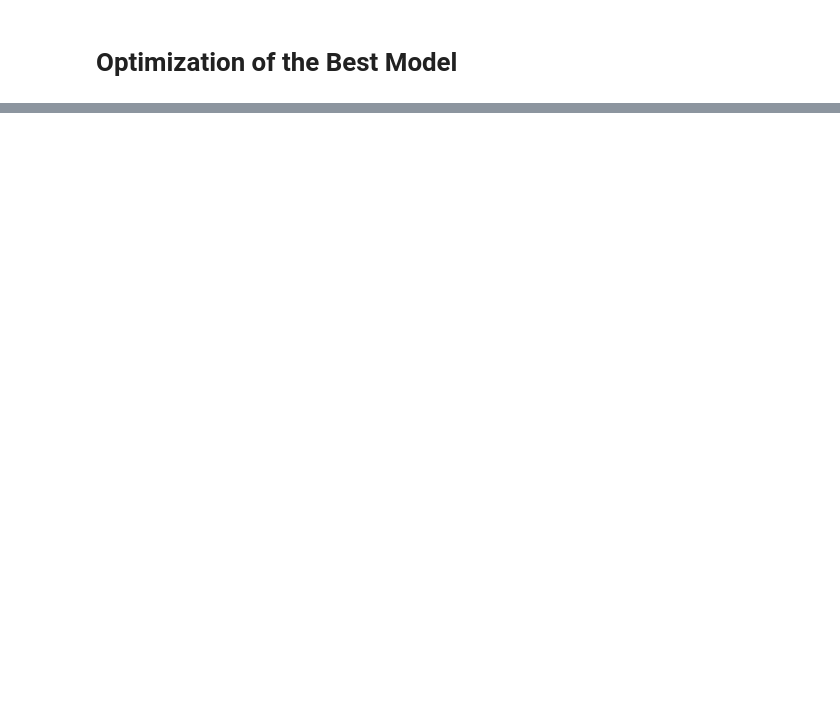
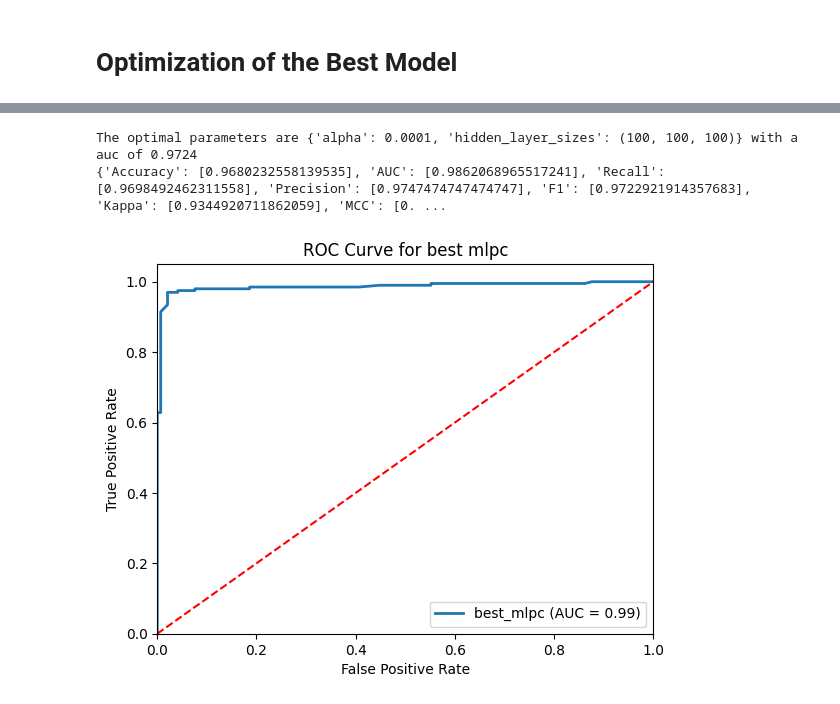
Before and after one commit to KokouNoe/muscoloskeletal_disorder_prediction, a Jupyter notebook: TMC_prediction.ipynb, the cells around one changed output, grey strips where cells are left out. Saved outputs shown, nothing was run; the diff lists cells and outputs as text; code cells hidden in the pictures; blank space fills up the shorter version.

```diff
--- a/TMC_prediction.ipynb
+++ b/TMC_prediction.ipynb
@@ -554,0 +345,17 @@ Here's an updated markdown table including the precision, recall, f1-score, and
+# %%
+# Créer un DataFrame vide pour stocker les scores
+scores_df = pd.DataFrame(columns=['Modèle', 'Score Entraînement', 'Score Test'])
+
+# Calcul des scores et ajout au DataFrame
+for name, model in models.items():
+    train_score = model.score(X_train, y_train)
+    test_score = model.score(X_test, y_test)
+    # Ajouter une nouvelle ligne au DataFrame avec les scores
+    scores_df = pd.concat([scores_df, pd.DataFrame({
+        'Modèle': [name],
+        'Score Entraînement': [train_score],
+        'Score Test': [test_score]
+    })], ignore_index=True)
+
+# Afficher le DataFrame
+print(scores_df)
@@ -554,0 +395,7 @@ Here's an updated markdown table including the precision, recall, f1-score, and
+# %%
+
+# Création d'un nouveau dictionnaire avec uniquement les modèles à conserver
+filtered_models = {name: model for name, model in models.items() if name in ['lgb', 'rfc', 'gbc', 'etc', 'knc', 'mlpc', 'dtc','svm']}
+
+# Affichage du dictionnaire filtré
+print(filtered_models)
@@ -851,0 +519,54 @@ print(tree_rules)
+# %%
+# Initialisation des résultats
+results = {
+    'Accuracy': [],
+    'AUC': [],
+    'Recall': [],
+    'Precision': [],
+    'F1': [],
+    'Kappa': [],
+    'MCC': []}
+# Grilles de paramètres pour chaque modèle
+param_grids ={'hidden_layer_sizes': [(100,),(50, 50),(150, 100, 50), (100, 100, 100)], 'alpha': [0.01, 0.1, 1,0.0001, 0.001, 0.01]}
+# Dictionnaire pour stocker les meilleurs résultats
+
+grid_search = GridSearchCV(estimator=filtered_models['mlpc'], param_grid=param_grids, cv=5, scoring='accuracy')
+
+ # Entraînez GridSearchCV sur les données d'entraînement
+grid_search.fit(X_train, y_train)
+
+print("The optimal parameters are {} with a accuracy of {:.4f}".format(grid_search.best_params_, grid_search.best_score_))
+
+model=grid_search.best_estimator_
+y_pred = model.predict(X_test)
+y_prob = model.predict_proba(X_test)[:, 1] if hasattr(model, "predict_proba") else None
+
+results['Accuracy'].append(accuracy_score(y_test, y_pred))
+results['AUC'].append(roc_auc_score(y_test, y_prob) if y_prob is not None else np.nan)
+results['Recall'].append(recall_score(y_test, y_pred))
+results['Precision'].append(precision_score(y_test, y_pred))
+results['F1'].append(f1_score(y_test, y_pred))
+results['Kappa'].append(cohen_kappa_score(y_test, y_pred))
+results['MCC'].append(matthews_corrcoef(y_test, y_pred))
+print(results)
+# %% [output]
+The optimal parameters are {'alpha': 0.0001, 'hidden_layer_sizes': (100, 100, 100)} with a auc of 0.9724
+{'Accuracy': [0.9680232558139535], 'AUC': [0.9862068965517241], 'Recall': [0.9698492462311558], 'Precision': [0.9747474747474747], 'F1': [0.9722921914357683], 'Kappa': [0.9344920711862059], 'MCC': [0. ...
+# %%
+#Courbe ROC
+#taux de faux positifs et taux de vrais positifs
+fpr, tpr, _ = roc_curve(y_test, y_prob)
+
+#Afficher la courbe
+fig,ax=plt.subplots()
+ax.plot(fpr, tpr, lw=2, label=f'best_mlpc (AUC = {roc_auc:.2f})')
+ax.plot([0, 1], [0, 1], color='red', linestyle='--')
+ax.set_xlim([0.0, 1.0])
+ax.set_ylim([0.0, 1.05])
+ax.set_xlabel('False Positive Rate')
+ax.set_ylabel('True Positive Rate')
+ax.set_title(f'ROC Curve for best mlpc')
+ax.legend(loc="lower right")
+plt.show()
+# %% [output]
+[figure, added]
```
Also changed, not shown: parts of 115 cells of this notebook.
